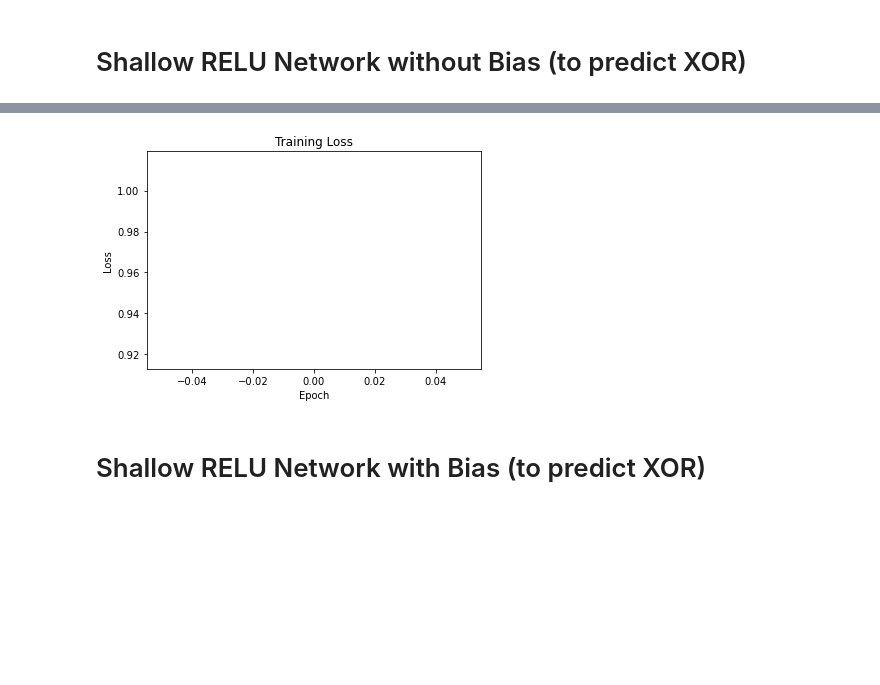
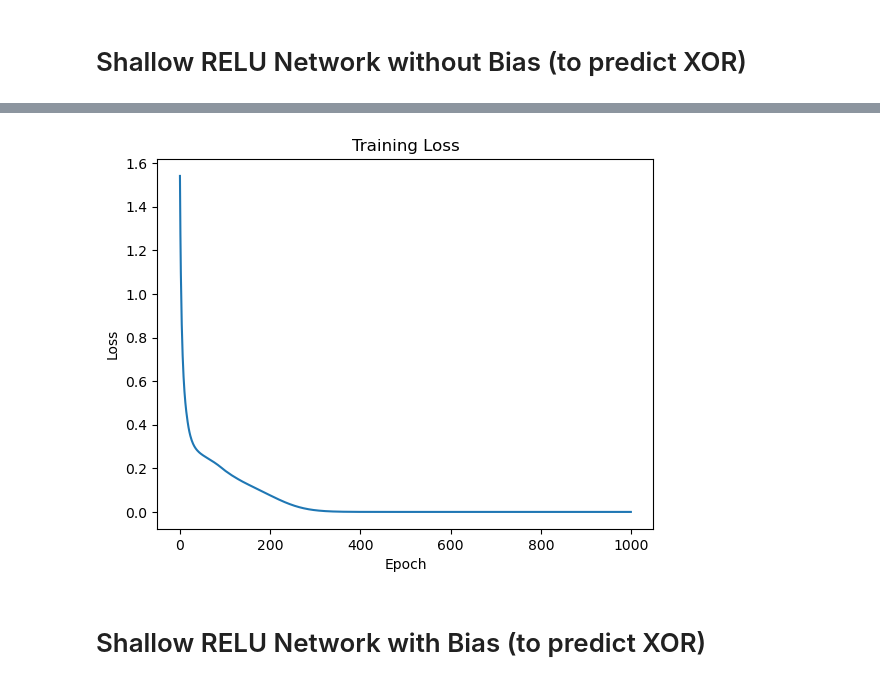
Before and after one commit to CtrlC-CtrlV-ftw/newrepoass2, a Jupyter notebook: nn.ipynb, the cells around one changed output, grey strips where cells are left out. Drawn from its saved outputs; the diff is of its cells as text; code cells hidden in the pictures; blank space fills up the shorter version.

Commit message:
msre doesn't work atm so commented out for now

```diff
--- a/nn.ipynb
+++ b/nn.ipynb
@@ -26,7 +26,8 @@ class ShallowReLUNetwork:
 
     def backward(self, X, y, learning_rate):
         # Gradient of loss w.r.t. Z2
-        dLoss_dZ2 = np.dot(-2, (y - self.z2)/y)
+        # dLoss_dZ2 = np.dot(-2, (y - self.z2)/y) relative doesn't work atm
+        dLoss_dZ2 = np.dot(-2, y - self.z2)
 
         # Gradient of loss w.r.t. W2
         dLoss_dW2 = np.dot(dLoss_dZ2.T, self.a1)
@@ -94,4 +95,4 @@ Epoch [1000/1000], Loss: nan
-[figure, old version]
+[figure, new version]
 # %% [markdown]
 # Shallow RELU Network with Bias (to predict XOR)
 # %%
```
Also changed, not shown: parts of 1 cell of this notebook.
